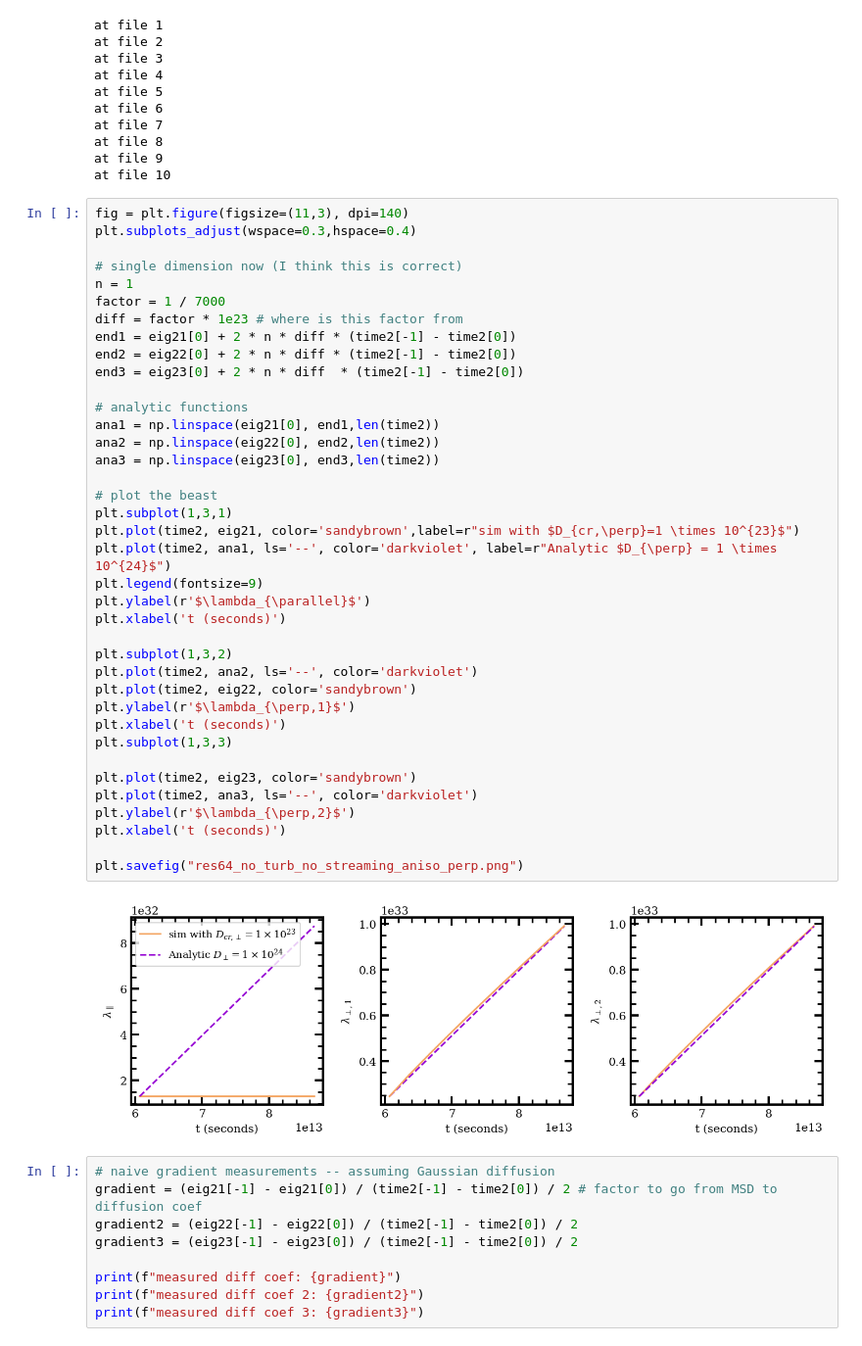
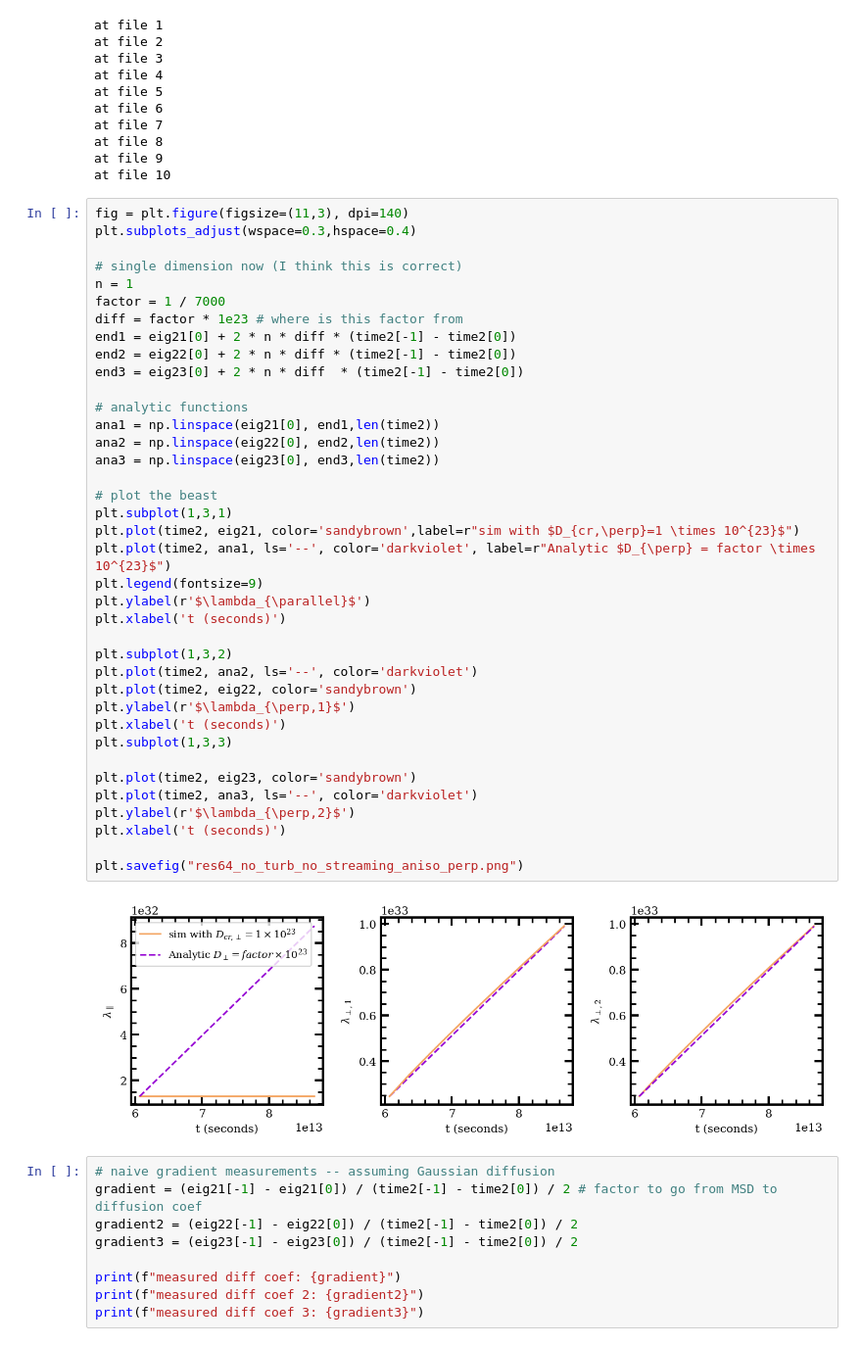
Before and after one commit to SampsonML/cr_diffusion_tools, a Jupyter notebook: cr_diffusion_ramses/analysis_blob_test_aniso_perp.ipynb, the cells around one changed output. Shown at 98% size. Drawn from its saved outputs; the diff is of its cells as text.

Commit message:
updated legend

```diff
--- a/cr_diffusion_ramses/analysis_blob_test_aniso_perp.ipynb
+++ b/cr_diffusion_ramses/analysis_blob_test_aniso_perp.ipynb
@@ -174,35 +174,35 @@ diff = factor * 1e23 # where is this factor from
 end1 = eig21[0] + 2 * n * diff * (time2[-1] - time2[0])
 end2 = eig22[0] + 2 * n * diff * (time2[-1] - time2[0])
 end3 = eig23[0] + 2 * n * diff  * (time2[-1] - time2[0])
 
 # analytic functions
 ana1 = np.linspace(eig21[0], end1,len(time2))
 ana2 = np.linspace(eig22[0], end2,len(time2))
 ana3 = np.linspace(eig23[0], end3,len(time2))
 
 # plot the beast
 plt.subplot(1,3,1)
 plt.plot(time2, eig21, color='sandybrown',label=r"sim with $D_{cr,\perp}=1 \times 10^{23}$")
-plt.plot(time2, ana1, ls='--', color='darkviolet', label=r"Analytic $D_{\perp} = 1 \times 10^{24}$")
+plt.plot(time2, ana1, ls='--', color='darkviolet', label=r"Analytic $D_{\perp} = factor \times 10^{23}$")
 plt.legend(fontsize=9)
 plt.ylabel(r'$\lambda_{\parallel}$')
 plt.xlabel('t (seconds)')
 
 plt.subplot(1,3,2)
 plt.plot(time2, ana2, ls='--', color='darkviolet')
 plt.plot(time2, eig22, color='sandybrown')
 plt.ylabel(r'$\lambda_{\perp,1}$')
 plt.xlabel('t (seconds)')
 plt.subplot(1,3,3)
 
 plt.plot(time2, eig23, color='sandybrown')
 plt.plot(time2, ana3, ls='--', color='darkviolet')
 plt.ylabel(r'$\lambda_{\perp,2}$')
 plt.xlabel('t (seconds)')
 
 plt.savefig("res64_no_turb_no_streaming_aniso_perp.png")
 # %% [output]
-[figure, old version]
+[figure, new version]
 # %%
 # naive gradient measurements -- assuming Gaussian diffusion
 gradient = (eig21[-1] - eig21[0]) / (time2[-1] - time2[0]) / 2 # factor to go from MSD to diffusion coef
```
